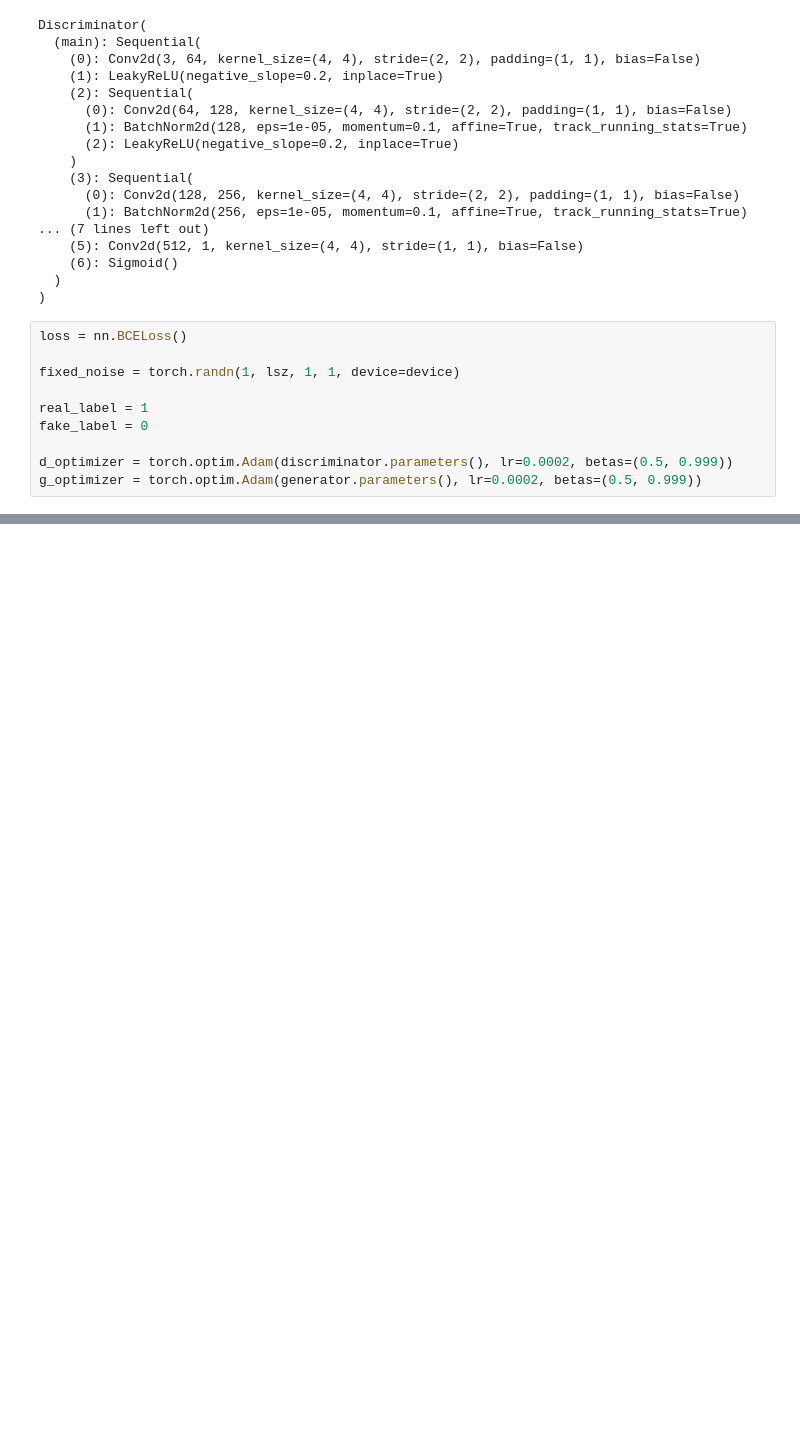
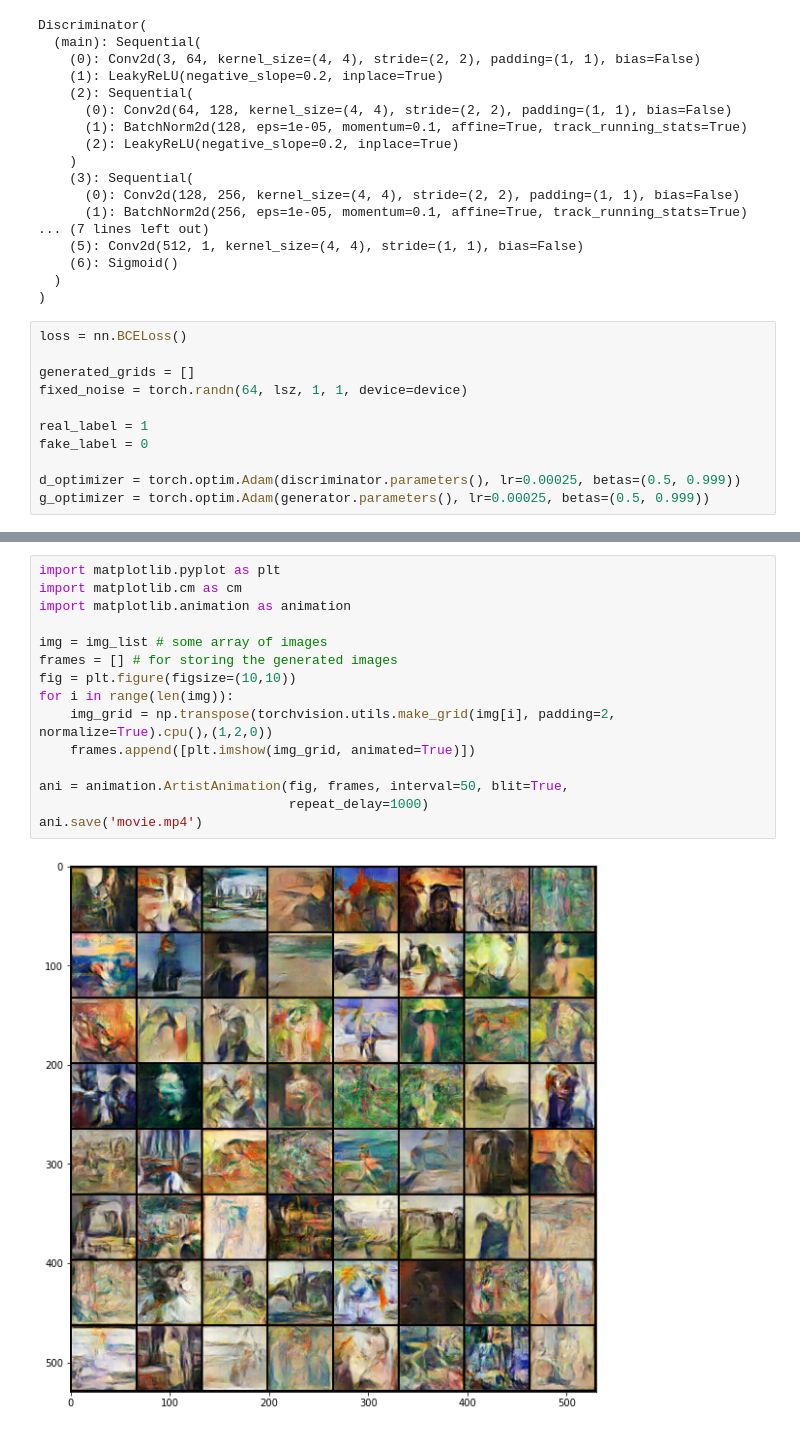
Before and after one commit to gbmap/pytorch_dcgan, a Jupyter notebook: dcgan.ipynb, the cells around one changed output, grey strips where cells are left out. Drawn from its saved outputs; the diff is of its cells as text; blank space fills up the shorter version.

```diff
--- a/dcgan.ipynb
+++ b/dcgan.ipynb
@@ -167,10 +169,11 @@ Discriminator(
 # %%
 loss = nn.BCELoss()
 
-fixed_noise = torch.randn(1, lsz, 1, 1, device=device)
+generated_grids = []
+fixed_noise = torch.randn(64, lsz, 1, 1, device=device)
 
 real_label = 1
 fake_label = 0
 
-d_optimizer = torch.optim.Adam(discriminator.parameters(), lr=0.0002, betas=(0.5, 0.999))
-g_optimizer = torch.optim.Adam(generator.parameters(), lr=0.0002, betas=(0.5, 0.999))
+d_optimizer = torch.optim.Adam(discriminator.parameters(), lr=0.00025, betas=(0.5, 0.999))
+g_optimizer = torch.optim.Adam(generator.parameters(), lr=0.00025, betas=(0.5, 0.999))
@@ -285,0 +319,17 @@ with torch.no_grad():
+# %%
+import matplotlib.pyplot as plt
+import matplotlib.cm as cm
+import matplotlib.animation as animation
+
+img = img_list # some array of images
+frames = [] # for storing the generated images
+fig = plt.figure(figsize=(10,10))
+for i in range(len(img)):
+    img_grid = np.transpose(torchvision.utils.make_grid(img[i], padding=2, normalize=True).cpu(),(1,2,0))
+    frames.append([plt.imshow(img_grid, animated=True)])
+
+ani = animation.ArtistAnimation(fig, frames, interval=50, blit=True,
+                                repeat_delay=1000)
+ani.save('movie.mp4')
+# %% [output]
+[figure, added]
```
Also changed, not shown: parts of 14 cells of this notebook, 1 other file.
